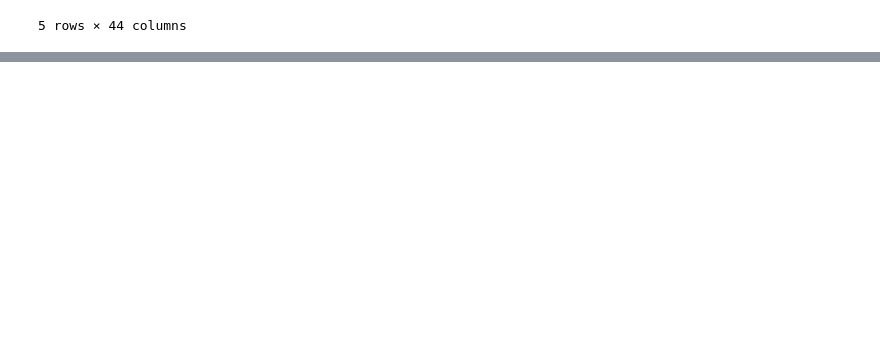
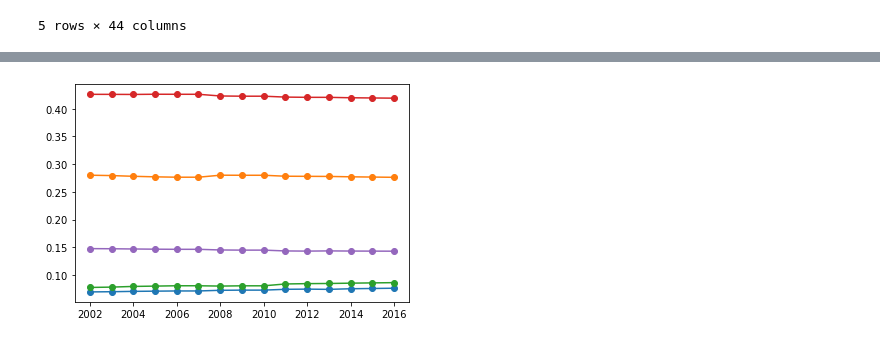
Before and after one commit to vgs2/Socioeconomic-analysis-of-the-brazilian-cities, a Jupyter notebook: projeto.ipynb, the cells around one changed output, grey strips where cells are left out. Saved outputs shown, nothing was run; the diff lists cells and outputs as text; code cells hidden in the pictures; blank space fills up the shorter version.

```diff
--- a/projeto.ipynb
+++ b/projeto.ipynb
@@ -219,5 +220,7 @@ df[df['test']==True].head()
 # %%
 dftest = df.sort_values(['cod', 'período']).ffill().bfill()
+dftest = dftest.reset_index(drop=True)
+
 # dftest[]
 # dftest = df.sort_values(['cod', 'período'])
 # dftest['POPULAÇÃO ESTIMADA'] = dftest['POPULAÇÃO ESTIMADA'].interpolate(method='linear', axis=0)#ffill().bfill()
@@ -272,0 +281,6 @@ aux[aux['NOME DO MUNICÍPIO']=='Recife']
+# %%
+grouped = dftest.groupby(['Nome da Grande Região','período'])
+aux = grouped['POPULAÇÃO ESTIMADA'].sum()
+aux = pd.DataFrame(aux).reset_index()
+totals = aux.groupby('período').sum()
+totals.head()
@@ -272,0 +295,22 @@ aux[aux['NOME DO MUNICÍPIO']=='Recife']
+# %%
+#we wanna show the population percentage and the gdp percentage over the years, has it changed?
+#first lets do it for the population, for every year we need to create a new column that states the pop % of the region in regards to the total
+
+def total(df):
+    df['total'] = aux.groupby('período').sum().loc[df['período']].values[0]
+    return df
+
+grouped = dftest.groupby(['Nome da Grande Região','período'])
+aux = grouped['POPULAÇÃO ESTIMADA'].sum()
+
+aux = pd.DataFrame(aux).reset_index()
+aux = aux.apply(total,axis=1)
+aux['% pop'] = aux ['POPULAÇÃO ESTIMADA'] / aux['total']
+aux[aux['período']==2002]
+aux[aux['Nome da Grande Região']=='Nordeste']
+# aux = aux.apply(total,axis=1).total
+# aux
+# aux = aux.apply()
+# aux['total']
+# aux.groupby('período').sum()
+# aux
@@ -272,0 +334,8 @@ aux[aux['NOME DO MUNICÍPIO']=='Recife']
+# %%
+for region in aux['Nome da Grande Região'].unique():
+    plt.plot(aux['período'].unique(),aux[aux['Nome da Grande Região']==region]['% pop'], marker='o')
+    # aux[region,]
+    # print (region)
+plt.show()
+# %% [output]
+[figure, added]
```
Also changed, not shown: parts of 9 cells of this notebook.
